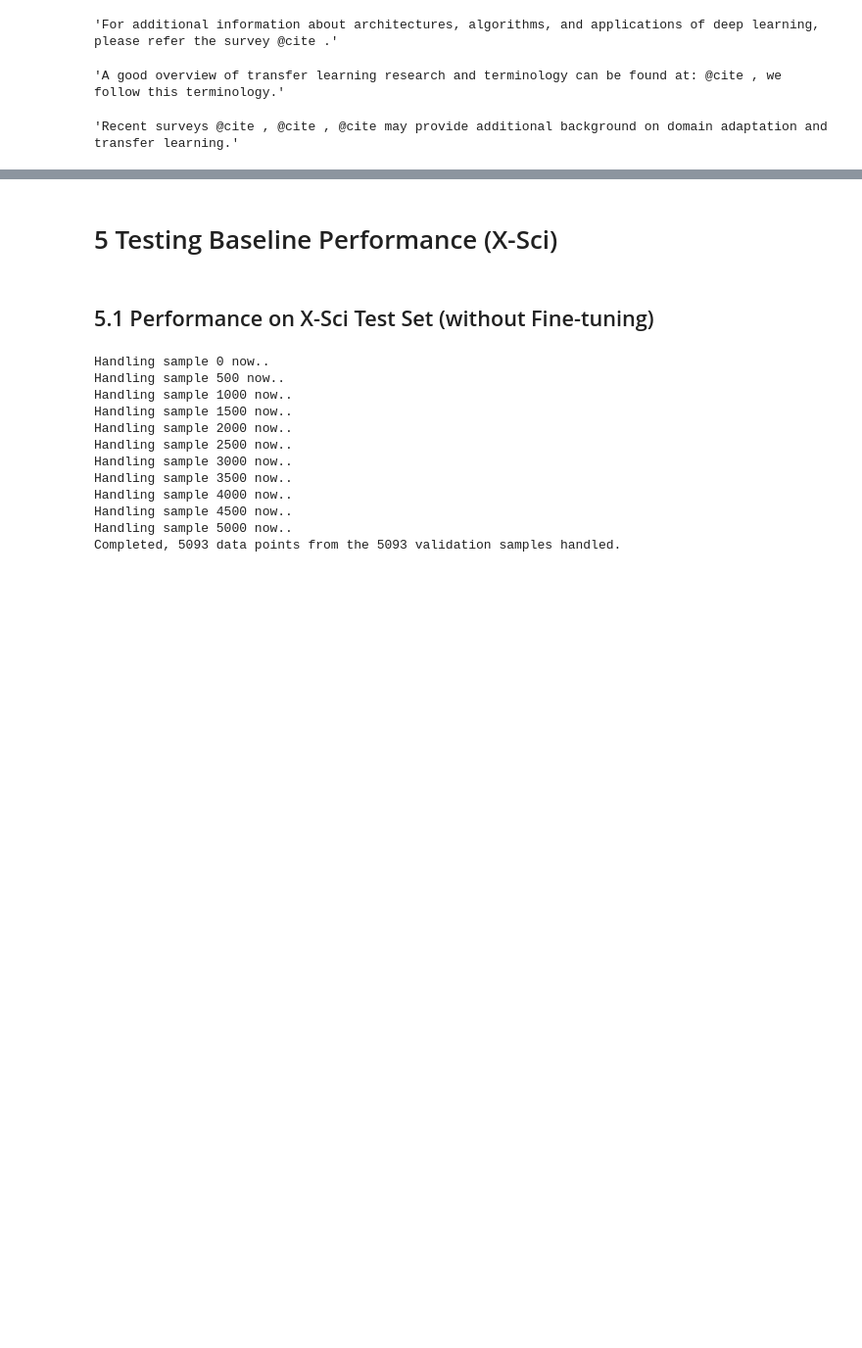
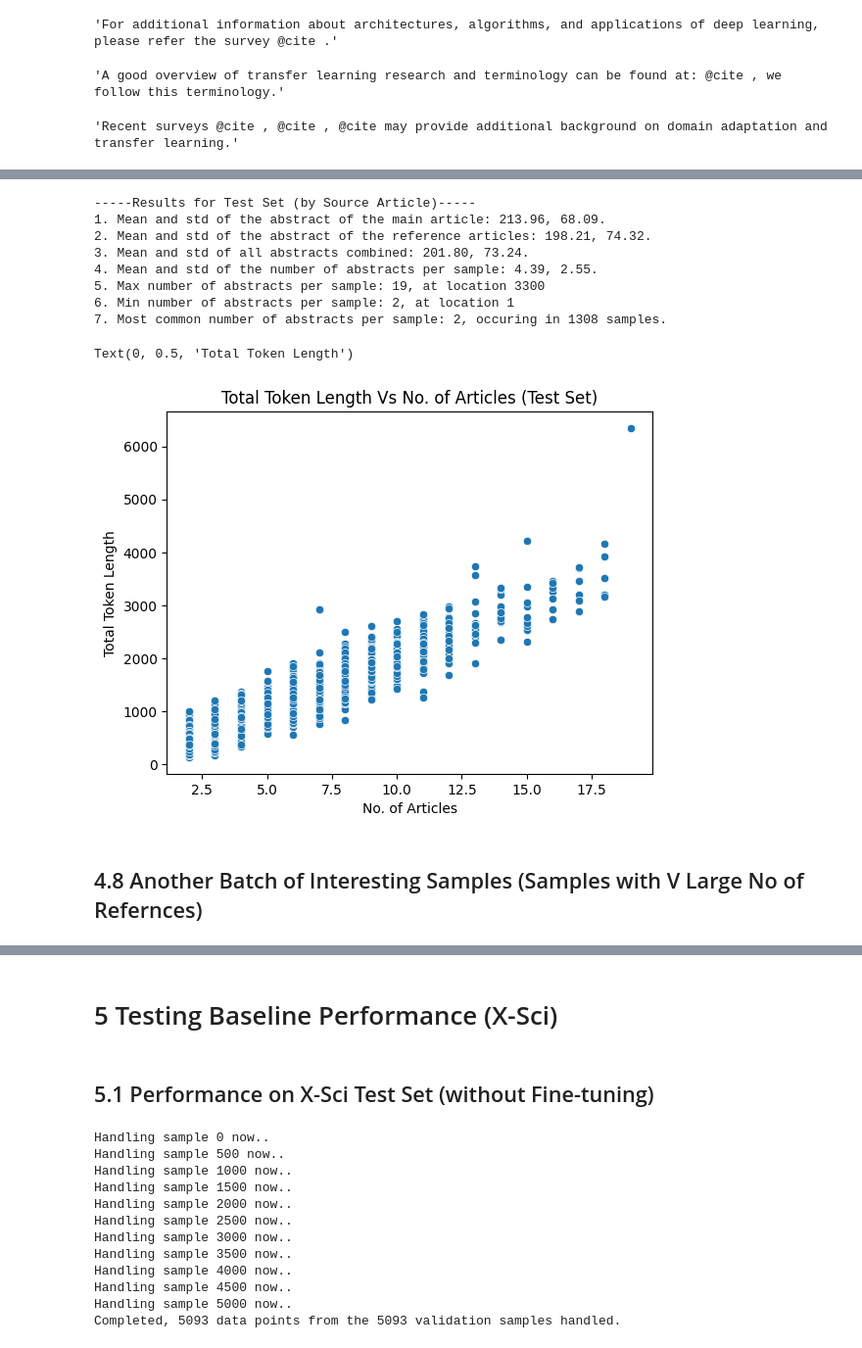
Before and after one commit to Lukaliu90/w266_final_project, a Jupyter notebook: Justin_Working_File/Summarization_test.ipynb, the cells around one changed output, grey strips where cells are left out. Shown at 98% size. Cells and saved outputs as stored; diff of their text form; code cells hidden in the pictures; blank space fills up the shorter version.

```diff
--- a/Justin_Working_File/Summarization_test.ipynb
+++ b/Justin_Working_File/Summarization_test.ipynb
@@ -1012,0 +1119,40 @@ xsci_test_processed[1167]['related_work']
+# %%
+## Stat for Test Set
+ref_articles_t = []
+all_articles_t = []
+for l in [list(articles[1:]) for articles in len_t_sources]:
+    ref_articles_t += l
+for l in [list(articles) for articles in len_t_sources]:
+    all_articles_t += l
+
+print("-----Results for Test Set (by Source Article)-----")
+print(f"1. Mean and std of the abstract of the main article: {np.mean([articles[0] for articles in len_t_sources]):.2f}"
+     + f", {np.std([articles[0] for articles in len_t_sources]):.2f}.")
+print(f"2. Mean and std of the abstract of the reference articles: {np.mean(ref_articles_t):.2f}"
+     + f", {np.std(ref_articles_t):.2f}.")
+print(f"3. Mean and std of all abstracts combined: {np.mean(all_articles_t):.2f}"
+     + f", {np.std(all_articles_t):.2f}.")
+print(f"4. Mean and std of the number of abstracts per sample: {np.mean([len(ref) for ref in len_t_sources]):.2f}"
+     + f", {np.std([len(ref) for ref in len_t_sources]):.2f}.")
+print(f"5. Max number of abstracts per sample: {max([len(ref) for ref in len_t_sources])}, at location {[len(ref) for ref in len_t_sources].index(max([len(ref) for ref in len_t_sources]))}")
+print(f"6. Min number of abstracts per sample: {min([len(ref) for ref in len_t_sources])}, at location {[len(ref) for ref in len_t_sources].index(min([len(ref) for ref in len_t_sources]))}")
+print(f"7. Most common number of abstracts per sample: {st.mode([len(ref) for ref in len_t_sources]).mode[0]}, occuring in {st.mode([len(ref) for ref in len_t_sources]).count[0]} samples.\n")
+
+sns.scatterplot(x=[len(ref) for ref in len_t_sources],
+                y=len_t_inputs)
+plt.title("Total Token Length Vs No. of Articles (Test Set)")
+plt.xlabel("No. of Articles")
+plt.ylabel("Total Token Length")
+# %% [output]
+-----Results for Test Set (by Source Article)-----
+1. Mean and std of the abstract of the main article: 213.96, 68.09.
+2. Mean and std of the abstract of the reference articles: 198.21, 74.32.
+3. Mean and std of all abstracts combined: 201.80, 73.24.
+4. Mean and std of the number of abstracts per sample: 4.39, 2.55.
+5. Max number of abstracts per sample: 19, at location 3300
+6. Min number of abstracts per sample: 2, at location 1
+7. Most common number of abstracts per sample: 2, occuring in 1308 samples.
+Text(0, 0.5, 'Total Token Length')
+[figure, added]
+# %% [markdown]
+## 4.8 Another Batch of Interesting Samples (Samples with V Large No of Refernces)
```
Also changed, not shown: parts of 9 cells of this notebook.
